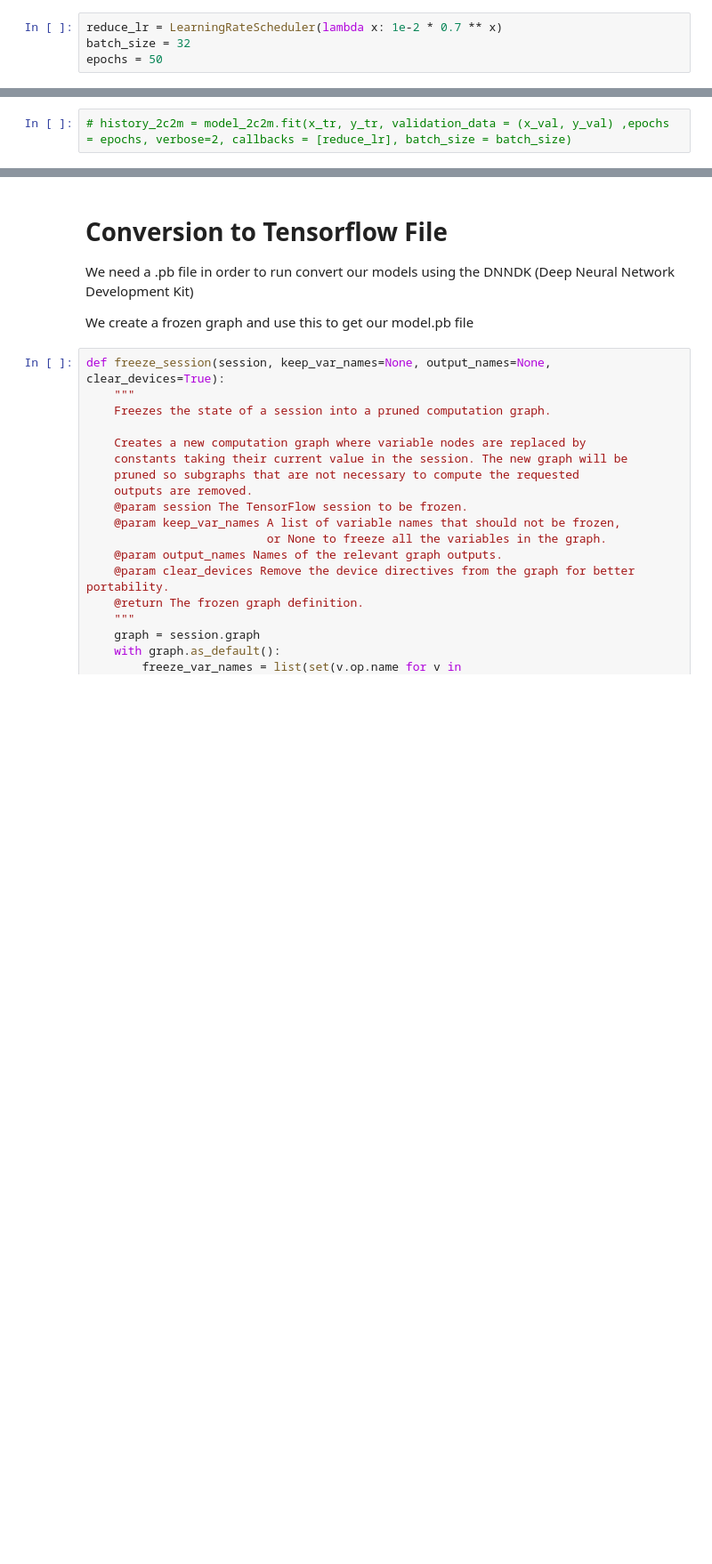
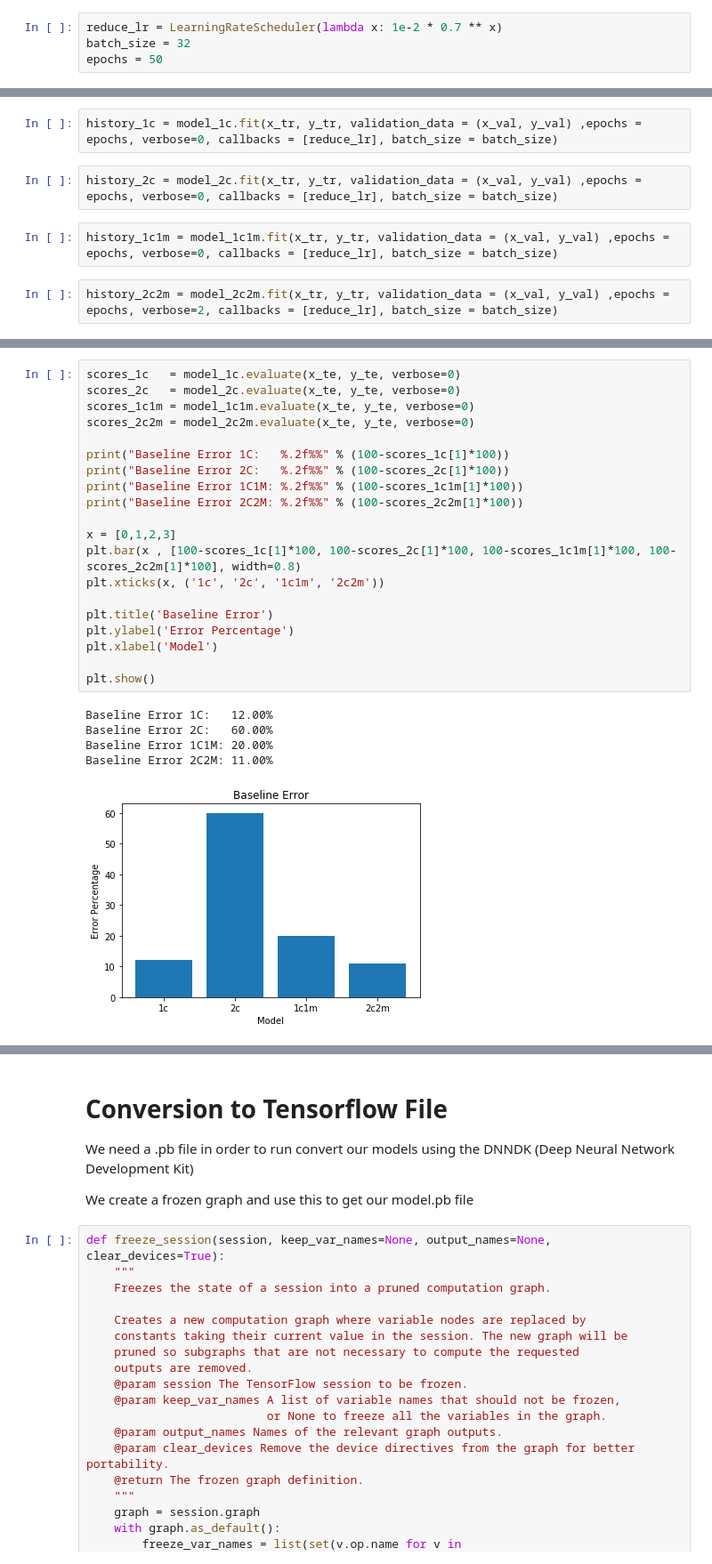
Before and after one commit to bwwarren/SignalBackgroundTraining, a Jupyter notebook: Training/Keras_Notebook.ipynb, the cells around one changed output, grey strips where cells are left out. Shown: that part at 89% size. Cells and saved outputs as stored; diff of their text form; blank space fills up the shorter version.

```diff
--- a/Training/Keras_Notebook.ipynb
+++ b/Training/Keras_Notebook.ipynb
@@ -210,2 +239,8 @@ epochs = 50
+# %%
+history_1c = model_1c.fit(x_tr, y_tr, validation_data = (x_val, y_val) ,epochs = epochs, verbose=0, callbacks = [reduce_lr], batch_size = batch_size)
+# %%
+history_2c = model_2c.fit(x_tr, y_tr, validation_data = (x_val, y_val) ,epochs = epochs, verbose=0, callbacks = [reduce_lr], batch_size = batch_size)
+# %%
+history_1c1m = model_1c1m.fit(x_tr, y_tr, validation_data = (x_val, y_val) ,epochs = epochs, verbose=0, callbacks = [reduce_lr], batch_size = batch_size)
 # %%
-# history_2c2m = model_2c2m.fit(x_tr, y_tr, validation_data = (x_val, y_val) ,epochs = epochs, verbose=2, callbacks = [reduce_lr], batch_size = batch_size)
+history_2c2m = model_2c2m.fit(x_tr, y_tr, validation_data = (x_val, y_val) ,epochs = epochs, verbose=2, callbacks = [reduce_lr], batch_size = batch_size)
@@ -211,0 +269,26 @@ epochs = 50
+# %%
+scores_1c   = model_1c.evaluate(x_te, y_te, verbose=0)
+scores_2c   = model_2c.evaluate(x_te, y_te, verbose=0)
+scores_1c1m = model_1c1m.evaluate(x_te, y_te, verbose=0)
+scores_2c2m = model_2c2m.evaluate(x_te, y_te, verbose=0)
+
+print("Baseline Error 1C:   %.2f%%" % (100-scores_1c[1]*100))
+print("Baseline Error 2C:   %.2f%%" % (100-scores_2c[1]*100))
+print("Baseline Error 1C1M: %.2f%%" % (100-scores_1c1m[1]*100))
+print("Baseline Error 2C2M: %.2f%%" % (100-scores_2c2m[1]*100))
+
+x = [0,1,2,3]
+plt.bar(x , [100-scores_1c[1]*100, 100-scores_2c[1]*100, 100-scores_1c1m[1]*100, 100-scores_2c2m[1]*100], width=0.8)
+plt.xticks(x, ('1c', '2c', '1c1m', '2c2m'))
+
+plt.title('Baseline Error')
+plt.ylabel('Error Percentage')
+plt.xlabel('Model')
+
+plt.show()
+# %% [output]
+Baseline Error 1C:   12.00%
+Baseline Error 2C:   60.00%
+Baseline Error 1C1M: 20.00%
+Baseline Error 2C2M: 11.00%
+[figure, added]
```
Also changed, not shown: parts of 34 cells of this notebook, 4 other files.
